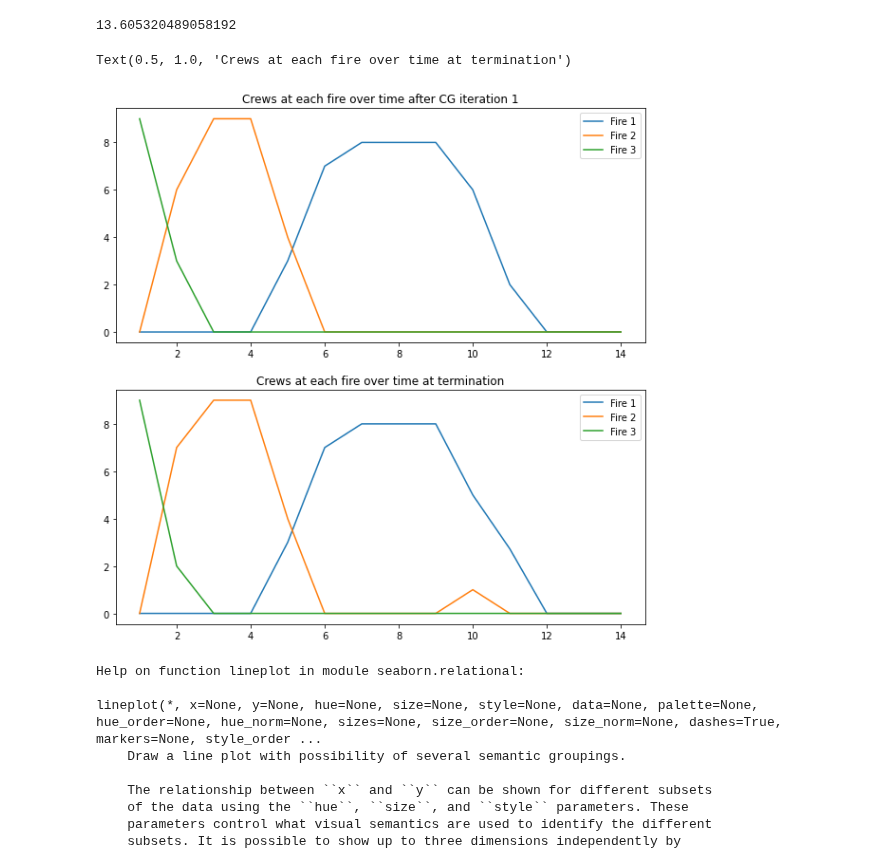
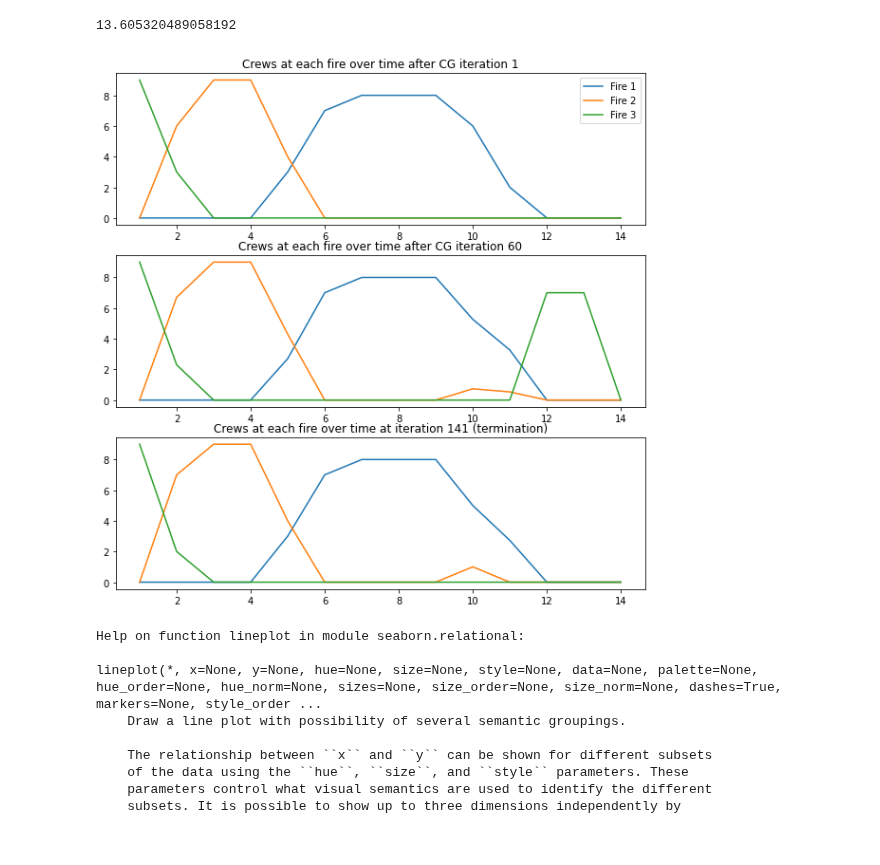
Before and after one commit to leobix/wildfire-suppression, a Jupyter notebook: Plots.ipynb, the cells around one changed output. Drawn from its saved outputs; the diff is of its cells as text; code cells hidden in the pictures.

```diff
--- a/Plots.ipynb
+++ b/Plots.ipynb
@@ -4,4 +4,4 @@ import seaborn as sns
 import numpy as np
 import pandas as pd
 
-plt.rcParams['figure.figsize'] = (10, 10)
+plt.rcParams['figure.figsize'] = (8, 8)
@@ -30,5 +123,28 @@ sns.lineplot(data=data, dashes=False)
 # %%
 rho_history = np.load("data/output/rho_history.npz")
 # %%
+plt.rcParams['figure.figsize'] = (25, 10)
 suppression_history = np.load("data/output/suppression_history.npz")
+
+
+# plot the line chart
+fig, ax = plt.subplots(2, 3)
+
+ixs = [0, 29, 59, 89, 109, 140]
+
+for i in range(2):
+    for j in range(3):
+        ix = ixs[3*i + j]
+
+        ax[i, j].plot(range(1, 15), suppression_history[0, :, ix], label='Fire 1')
+        ax[i, j].plot(range(1, 15), suppression_history[1, :, ix], label='Fire 2')
+        ax[i, j].plot(range(1, 15), suppression_history[2, :, ix], label='Fire 3')
+        ax[i, j].legend()
+        ax[i, j].set_xlabel("Time period")
+        ax[i, j].set_ylabel("Number of crews")
+        ax[i, j].set_title(f'Crews at each fire over time after MP iteration {ix+1}')
+
+fig.suptitle("Suppression plan progress in the master problem without stabilization", size=25)
+
+plt.savefig("data/output/no_stabilization.png")
 # %% [output]
@@ -166,23 +274,30 @@ for filename in set(filenames):
 
 plt.show()
 # %%
-fig, ax = plt.subplots(2)
+plt.rcParams['figure.figsize'] = (10, 10)
+fig, ax = plt.subplots(3)
 
 i = 1
 ax[0].plot(range(1, 15), suppression_history[0, :, i], label='Fire 1')
 ax[0].plot(range(1, 15), suppression_history[1, :, i], label='Fire 2')
 ax[0].plot(range(1, 15), suppression_history[2, :, i], label='Fire 3')
 ax[0].legend()
 ax[0].set_title(f'Crews at each fire over time after CG iteration {i}')
 
-ax[1].plot(range(1, 15), suppression_history[0, :, -1], label='Fire 1')
-ax[1].plot(range(1, 15), suppression_history[1, :, -1], label='Fire 2')
-ax[1].plot(range(1, 15), suppression_history[2, :, -1], label='Fire 3')
-ax[1].legend()
-ax[1].set_title(f'Crews at each fire over time at termination')
+i = 60
+ax[1].plot(range(1, 15), suppression_history[0, :, i], label='Fire 1')
+ax[1].plot(range(1, 15), suppression_history[1, :, i], label='Fire 2')
+ax[1].plot(range(1, 15), suppression_history[2, :, i], label='Fire 3')
+ax[1].set_title(f'Crews at each fire over time after CG iteration {i}')
+
+ax[2].plot(range(1, 15), suppression_history[0, :, -1], label='Fire 1')
+ax[2].plot(range(1, 15), suppression_history[1, :, -1], label='Fire 2')
+ax[2].plot(range(1, 15), suppression_history[2, :, -1], label='Fire 3')
+ax[2].set_title(f'Crews at each fire over time at iteration 141 (termination)')
+
+plt.savefig("data/output/no_stabilization_2.png")
 # %% [output]
-Text(0.5, 1.0, 'Crews at each fire over time at termination')
-[figure, old version]
+[figure, new version]
 # %%
 help(sns.lineplot)
 # %% [output]
```
Also changed, not shown: parts of 10 cells of this notebook, 23 other files.
